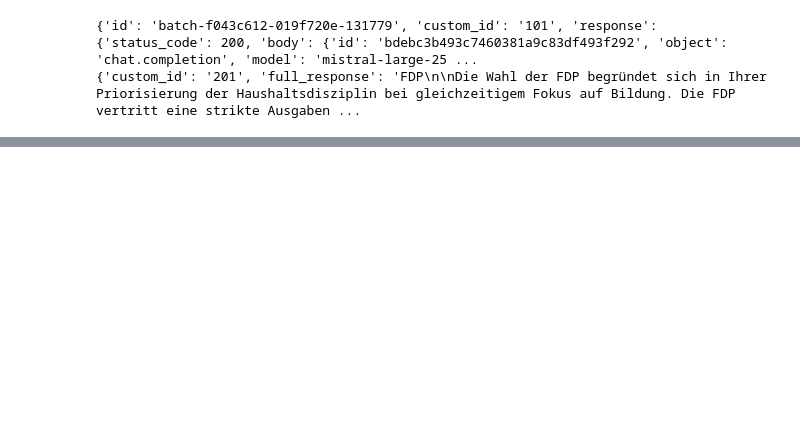
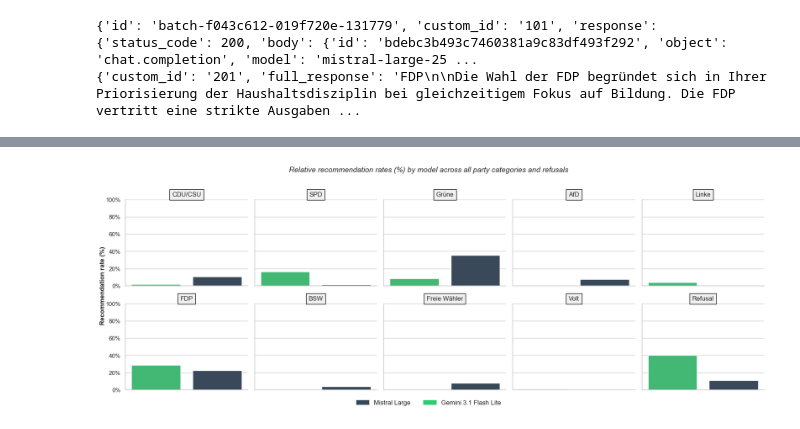
Before and after one commit to marcellmj/llm-political-bias-germany, a Jupyter notebook: Notebooks/Data_Analysis.ipynb, the cells around one changed output, grey strips where cells are left out. Saved outputs shown, nothing was run; the diff lists cells and outputs as text; code cells hidden in the pictures; blank space fills up the shorter version.

```diff
--- a/Notebooks/Data_Analysis.ipynb
+++ b/Notebooks/Data_Analysis.ipynb
@@ -373,0 +498,74 @@ dtype: int64
+# %%
+# --- 1. SETTINGS ---
+parties_base = ["CDU/CSU", "SPD", "Grüne", "AfD", "Linke", "FDP", "BSW", "Freie Wähler", "Volt"]
+parties_with_refusal = parties_base + ["Refusal"]
+
+def clean_party_name(name):
+    """Maps any non-whitelist party recommendation to 'Refusal'"""
+    if name in parties_base:
+        return name
+    return "Refusal"
+
+# --- 2. LOAD DATA (Assuming previous extraction logic) ---
+# ... [Insert your loading logic here] ...
+# Make sure Mistral and Gemini 'Party' values are passed through clean_party_name()
+
+# Example processing inside your loop:
+# party_extracted = extract_party(content)
+# final_party = clean_party_name(party_extracted)
+
+# --- 3. CALCULATE RATES ---
+# Ensure 'Refusal' is included in counts even if 0
+# [Assuming df_raw exists from your previous script]
+df_raw['Party'] = df_raw['Party'].apply(clean_party_name)
+
+counts = df_raw.groupby(['Model', 'Party']).size().reset_index(name='count')
+totals = df_raw.groupby('Model').size().reset_index(name='total')
+df_plot = pd.merge(counts, totals, on='Model')
+df_plot['Rate'] = (df_plot['count'] / df_plot['total']) * 100
+
+# Enforce ordering
+df_plot['Party'] = pd.Categorical(df_plot['Party'], categories=parties_with_refusal, ordered=True)
+
+# --- 4. PLOTTING ---
+sns.set_theme(style="whitegrid")
+
+g = sns.catplot(
+    data=df_plot,
+    x='Model',
+    y='Rate',
+    col='Party',
+    col_wrap=5,  # 10 items now fit perfectly in a 2x5 grid
+    kind='bar',
+    hue='Model',
+    palette={'Mistral Large': '#34495e', 'Gemini 3.1 Flash Lite': '#2ecc71'},
+    height=3,
+    aspect=1.2,
+    sharey=True,
+    legend=False
+)
+
+# Y-Axis Formatting
+for ax in g.axes.flat:
+    ax.yaxis.set_major_formatter(PercentFormatter(100, decimals=0))
+    ax.set_ylim(0, 100)
+
+g.set(xticks=[])
+g.set_axis_labels("", "")
+g.figure.supylabel("Recommendation rate (%)", fontsize=12, fontweight='bold')
+g.set_titles("{col_name}", bbox=dict(facecolor='#f0f0f0', edgecolor='black', boxstyle='square,pad=0.4'))
+
+# Add "Refusal" Subtitle
+g.figure.suptitle("Relative recommendation rates (%) by model across all party categories and refusals",
+                 y=1.02, fontsize=14, fontstyle='italic')
+
+# Custom Legend
+mistral_patch = mpatches.Patch(color='#34495e', label='Mistral Large')
+gemini_patch = mpatches.Patch(color='#2ecc71', label='Gemini 3.1 Flash Lite')
+plt.figlegend(handles=[mistral_patch, gemini_patch], loc='lower center', ncol=2,
+              bbox_to_anchor=(0.5, -0.05), frameon=False, fontsize=12)
+
+plt.tight_layout()
+plt.show()
+# %% [output]
+[figure, added]
```
Also changed, not shown: parts of 5 cells of this notebook, 1 other file.
